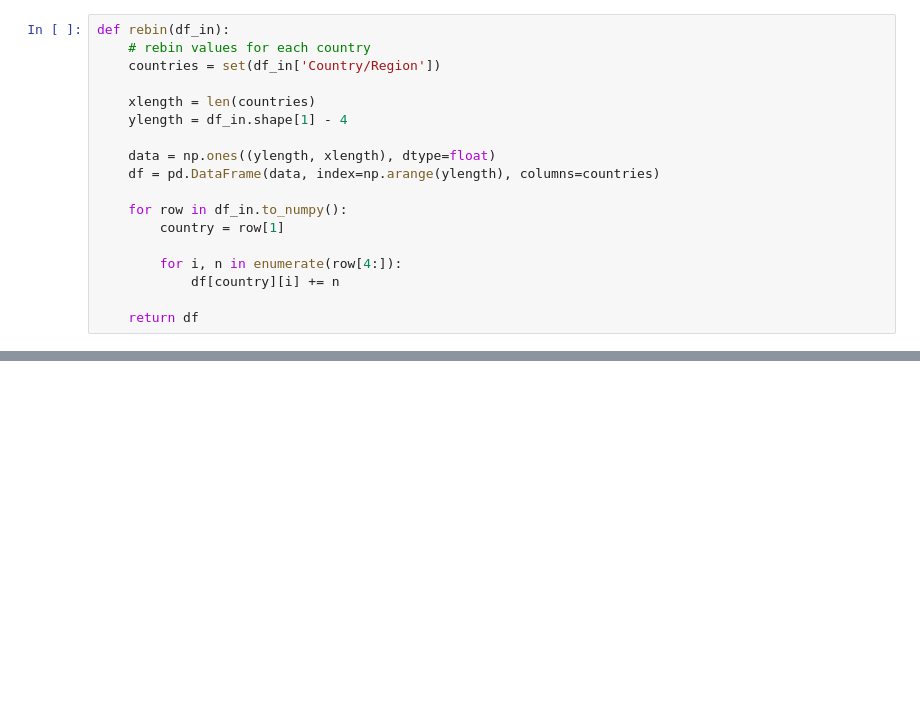
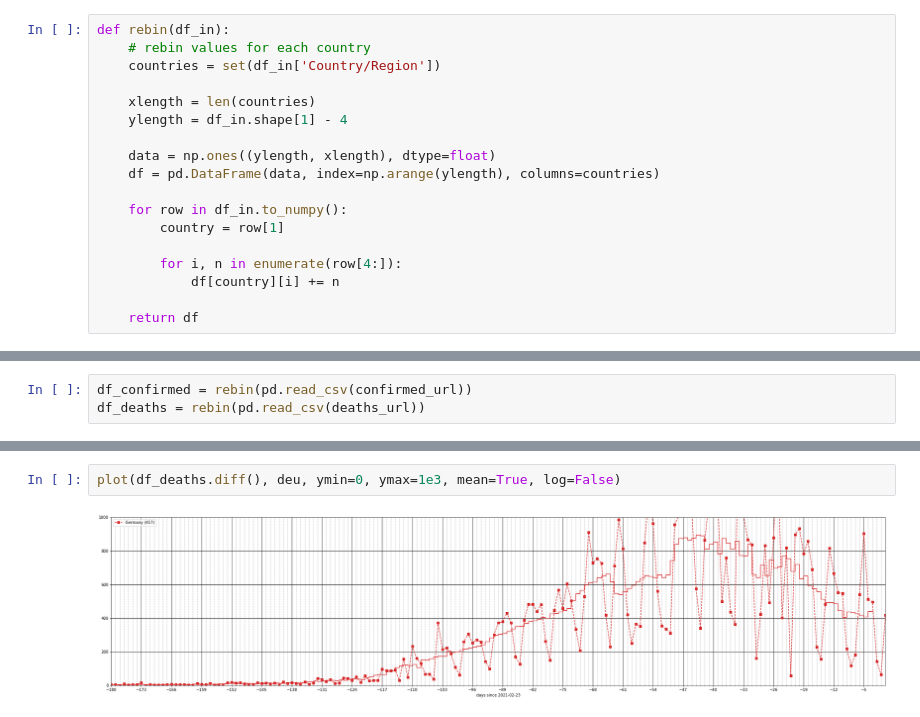
Before and after one commit to jochenklar/corona, a Jupyter notebook: corona.ipynb, the cells around one changed output, grey strips where cells are left out. Cells and saved outputs as stored; diff of their text form; blank space fills up the shorter version.

```diff
--- a/corona.ipynb
+++ b/corona.ipynb
@@ -47 +69,4 @@ df_confirmed
+# %%
+df_confirmed = rebin(pd.read_csv(confirmed_url))
+df_deaths = rebin(pd.read_csv(deaths_url))
 # %%
@@ -87,0 +102,4 @@ def plot(df, countries, xmin=-270, xmax=0, ymin=1, ymax=10000000, title=None, li
+# %%
+plot(df_deaths.diff(), deu, ymin=0, ymax=1e3, mean=True, log=False)
+# %% [output]
+[figure, added]
```
Also changed, not shown: parts of 12 cells of this notebook, 3 other files.
